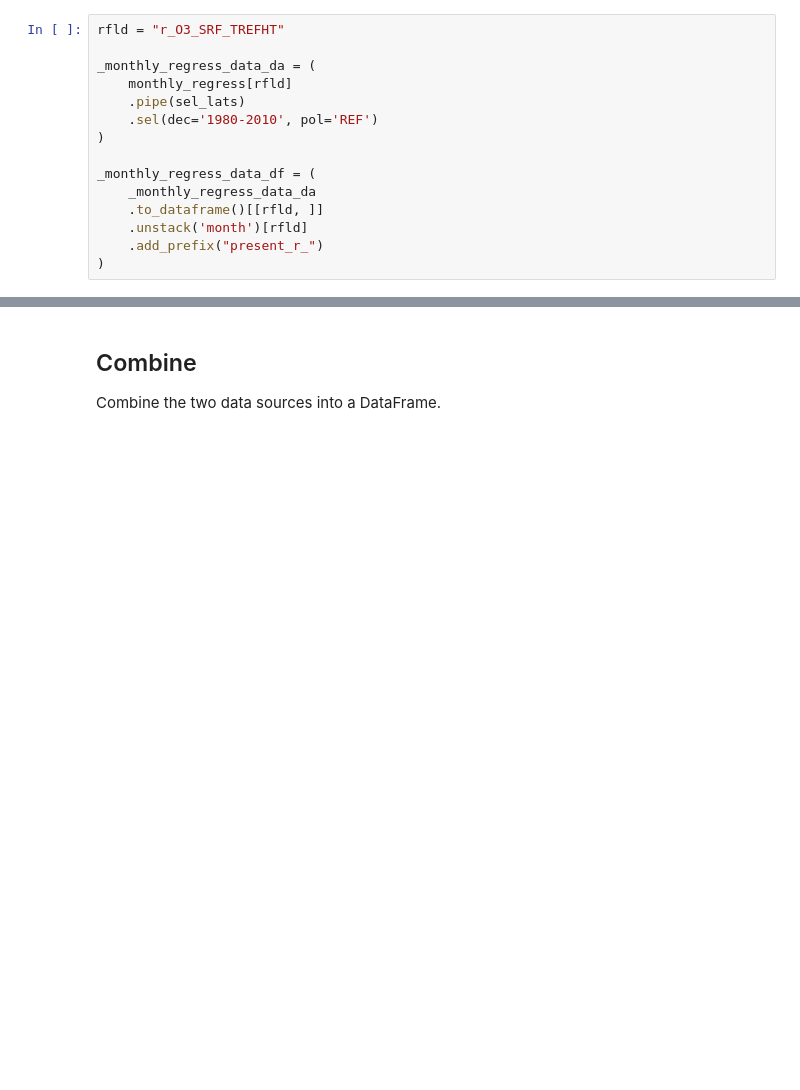
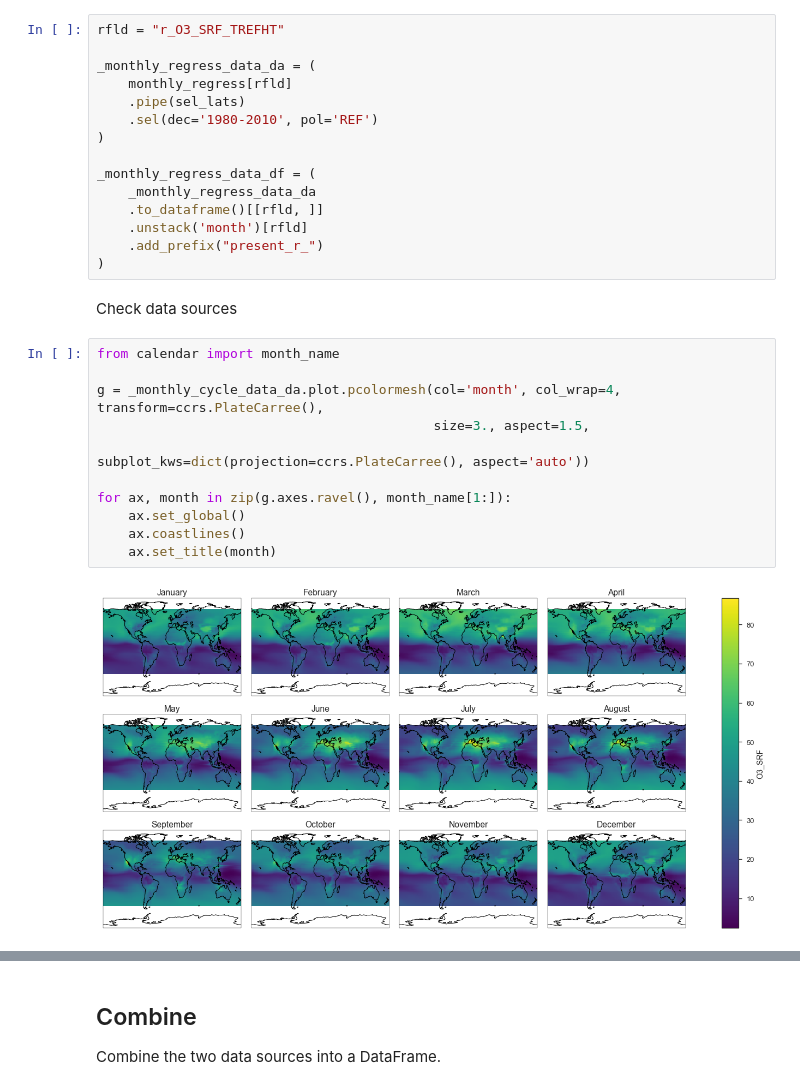
Before and after one commit to darothen/time_of_emergence, a Jupyter notebook: notebooks/05_generate_clusters.ipynb, the cells around one changed output, grey strips where cells are left out. Saved outputs shown, nothing was run; the diff lists cells and outputs as text; blank space fills up the shorter version.

```diff
--- a/notebooks/05_generate_clusters.ipynb
+++ b/notebooks/05_generate_clusters.ipynb
@@ -111,3 +129,18 @@ _monthly_regress_data_df = (
     .unstack('month')[rfld]
     .add_prefix("present_r_")
 )
+# %% [markdown]
+Check data sources
+# %%
+from calendar import month_name
+
+g = _monthly_cycle_data_da.plot.pcolormesh(col='month', col_wrap=4, transform=ccrs.PlateCarree(),
+                                           size=3., aspect=1.5,
+                                           subplot_kws=dict(projection=ccrs.PlateCarree(), aspect='auto'))
+
+for ax, month in zip(g.axes.ravel(), month_name[1:]):
+    ax.set_global()
+    ax.coastlines()
+    ax.set_title(month)
+# %% [output]
+[figure, added]
```
Also changed, not shown: parts of 38 cells of this notebook, 8 other files.
